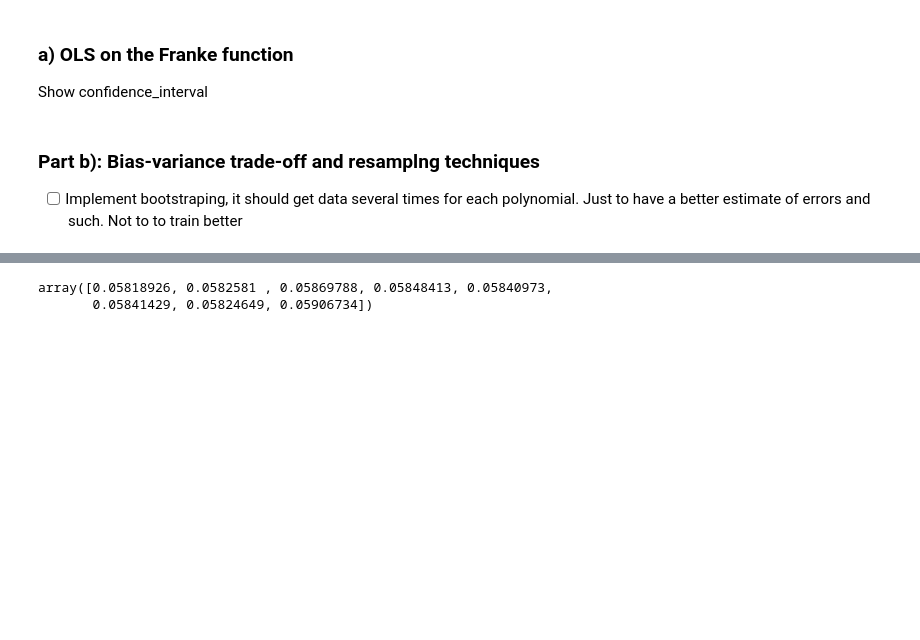
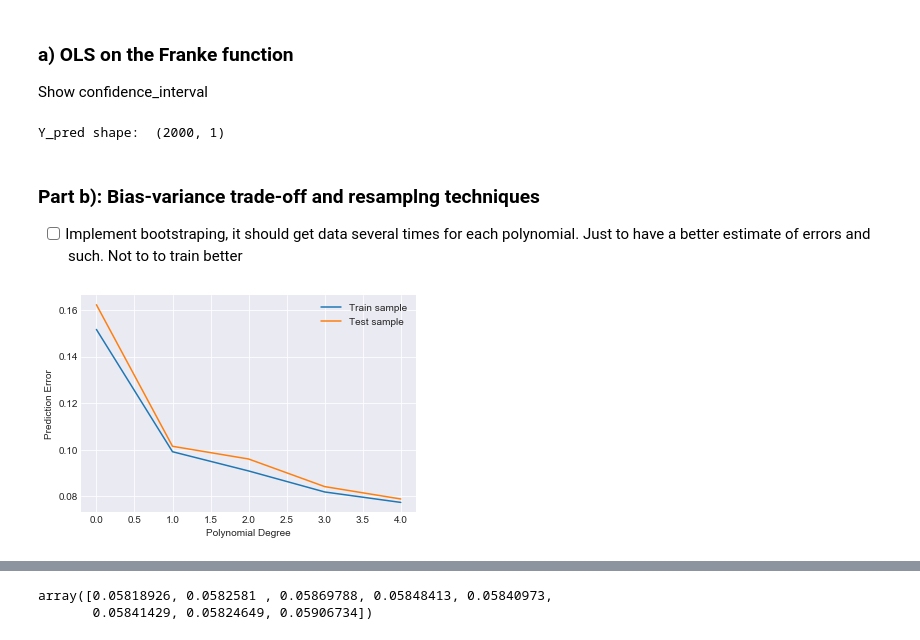
Before and after one commit to marianylund/fysstkprojects, a Jupyter notebook: Project1/Project1_MariaNylund.ipynb, the cells around one changed output, grey strips where cells are left out. Drawn from its saved outputs; the diff is of its cells as text; code cells hidden in the pictures; blank space fills up the shorter version.

```diff
--- a/Project1/Project1_MariaNylund.ipynb
+++ b/Project1/Project1_MariaNylund.ipynb
@@ -47,10 +55,10 @@ N = 100
 noise = 0.0
 x, y, z = create_frankie_data(seed, N = N, noise_strength=noise)
 X = create_X(x, y, n = 2)
-model = RegressionMethod()
-sampling = SamplingMethod(X, z, model)
-sampling.fit()
+sampling = SamplingMethod().train_and_test(X, z, RegressionType.OLS)
 #confidence_interval(X, z, sampling.model.beta, noise, N, save_fig = True)
+# %% [output]
+Y_pred shape:  (2000, 1)
 # %% [markdown]
 ### Part b): Bias-variance trade-off and resamplng techniques
 
@@ -58,3 +82,12 @@ sampling.fit()
+# %%
+values_to_plot = {
+    "Train": mse_train,
+    "Test": mse_test,
+}
+
+plot_test_train_model_complexity(polydegree, values_to_plot, N, save_fig = False)
+# %% [output]
+[figure, added]
 # %%
 N = 55
 noise = 0.0
```
Also changed, not shown: parts of 9 cells of this notebook, 5 other files.
